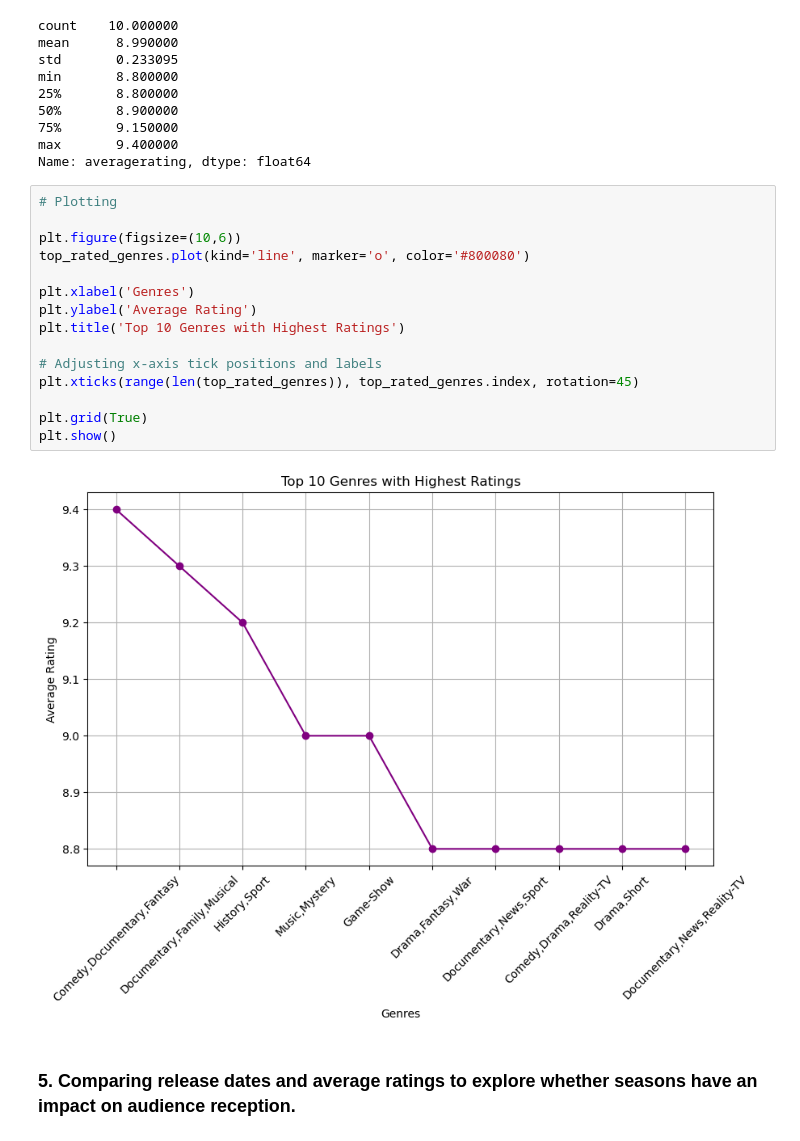
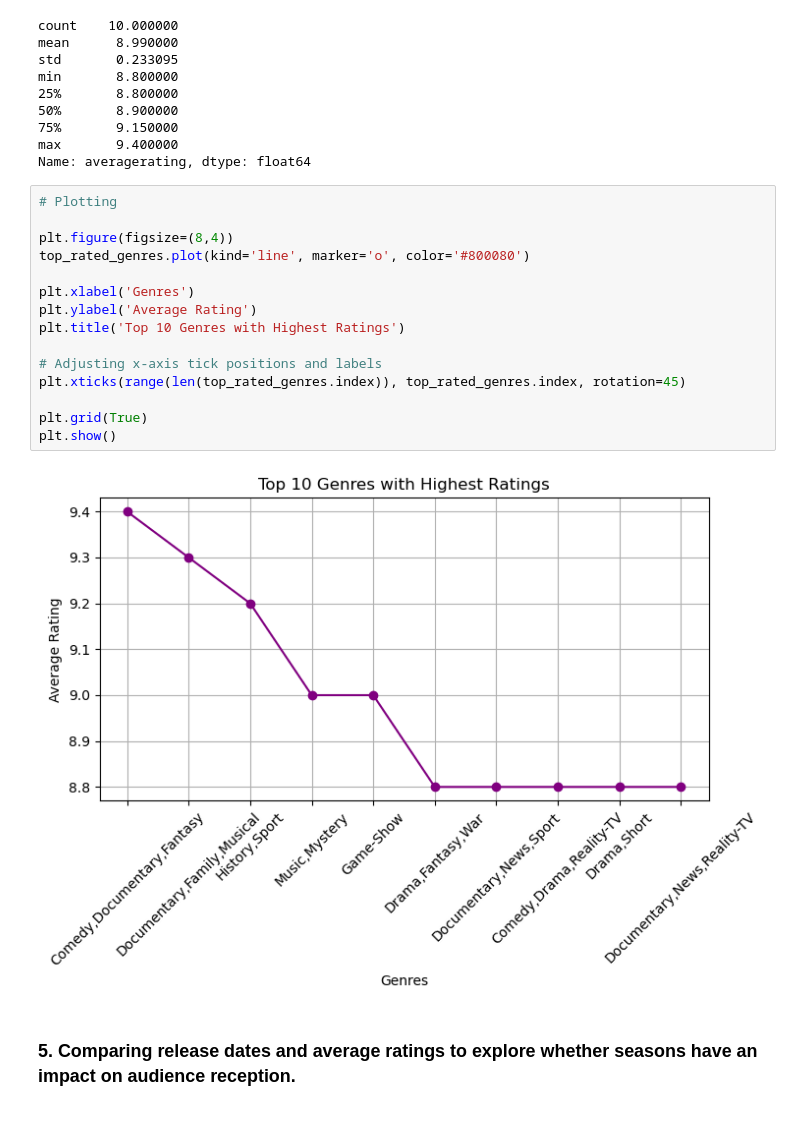
Before and after one commit to ItsjustWanjiru/Microsoft-Movie-Studio-Analysis, a Jupyter notebook: student.ipynb, the cells around one changed output. Cells and saved outputs as stored; diff of their text form.

```diff
--- a/student.ipynb
+++ b/student.ipynb
@@ -492,20 +503,20 @@ Name: averagerating, dtype: float64
 # %%
 # Plotting
 
-plt.figure(figsize=(10,6))
+plt.figure(figsize=(8,4))
 top_rated_genres.plot(kind='line', marker='o', color='#800080')
 
 plt.xlabel('Genres')
 plt.ylabel('Average Rating')
 plt.title('Top 10 Genres with Highest Ratings')
 
 # Adjusting x-axis tick positions and labels
-plt.xticks(range(len(top_rated_genres)), top_rated_genres.index, rotation=45)
+plt.xticks(range(len(top_rated_genres.index)), top_rated_genres.index, rotation=45)
 
 plt.grid(True)
 plt.show()
 # %% [output]
-[figure, old version]
+[figure, new version]
 # %% [markdown]
 ### 5. Comparing release dates and average ratings to explore whether seasons have an impact on audience reception.
 # %%
```
Also changed, not shown: parts of 3 cells of this notebook, 1 other file.
